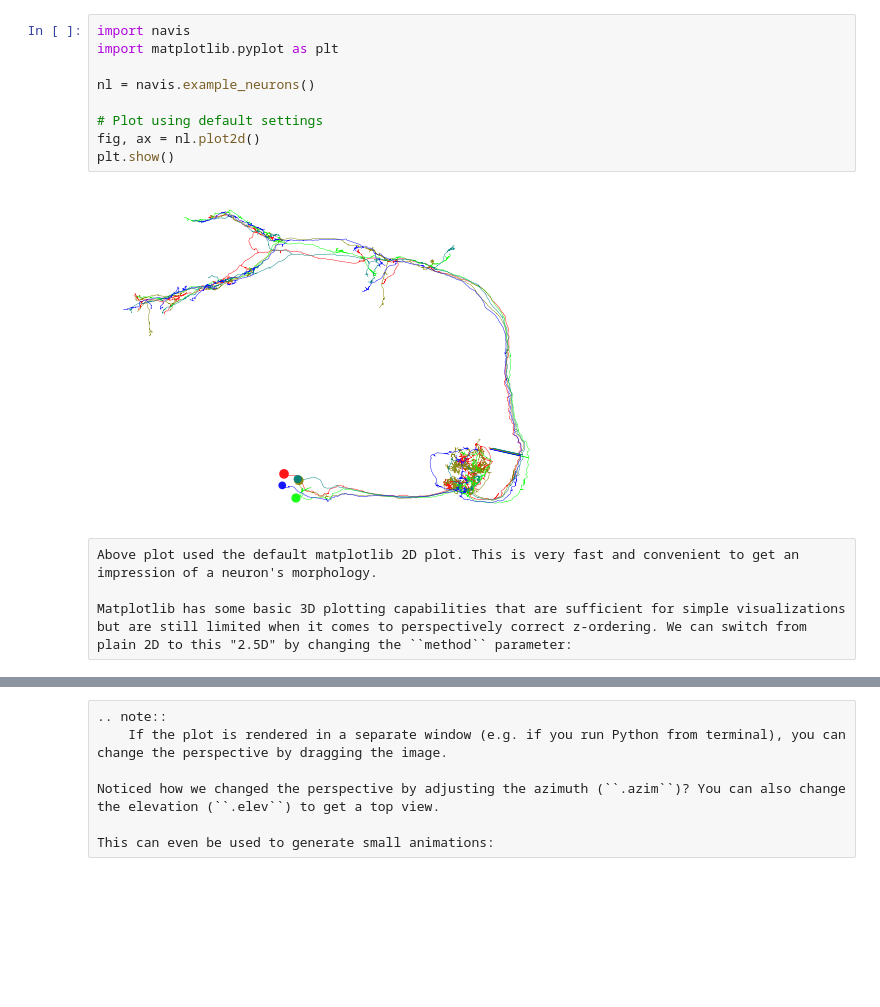
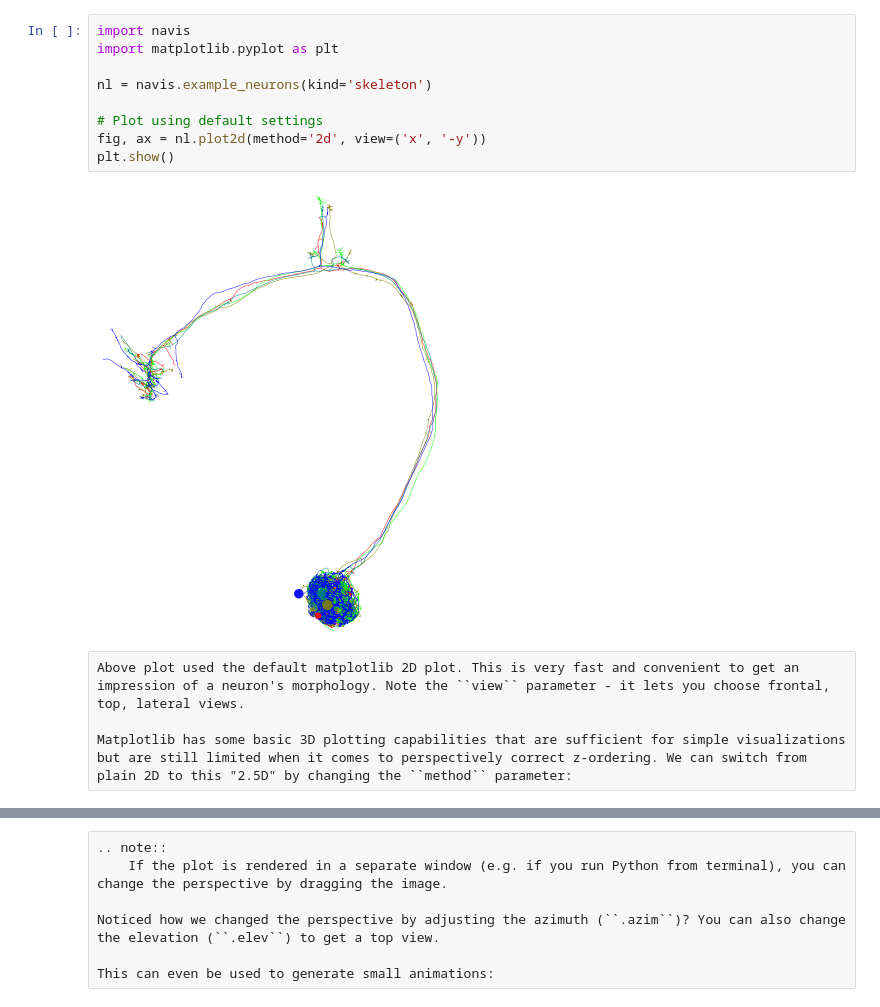
Before and after one commit to navis-org/navis, a Jupyter notebook: docs/source/tutorials/plotting.ipynb, the cells around one changed output, grey strips where cells are left out. Drawn from its saved outputs; the diff is of its cells as text; blank space fills up the shorter version.

```diff
--- a/docs/source/tutorials/plotting.ipynb
+++ b/docs/source/tutorials/plotting.ipynb
@@ -18,16 +28,16 @@ This uses matplotlib to generate 2D plots. The big advantage is that you can sav
 # %%
 import navis
 import matplotlib.pyplot as plt
 
-nl = navis.example_neurons()
+nl = navis.example_neurons(kind='skeleton')
 
 # Plot using default settings
-fig, ax = nl.plot2d()
+fig, ax = nl.plot2d(method='2d', view=('x', '-y'))
 plt.show()
 # %% [output]
-[figure, old version]
+[figure, new version]
 # %% [raw]
-Above plot used the default matplotlib 2D plot. This is very fast and convenient to get an impression of a neuron's morphology.
+Above plot used the default matplotlib 2D plot. This is very fast and convenient to get an impression of a neuron's morphology. Note the ``view`` parameter - it lets you choose frontal, top, lateral views.
 
 Matplotlib has some basic 3D plotting capabilities that are sufficient for simple visualizations but are still limited when it comes to perspectively correct z-ordering. We can switch from plain 2D to this "2.5D" by changing the ``method`` parameter:
 # %%
```
Also changed, not shown: parts of 29 cells of this notebook, 7 other files.
